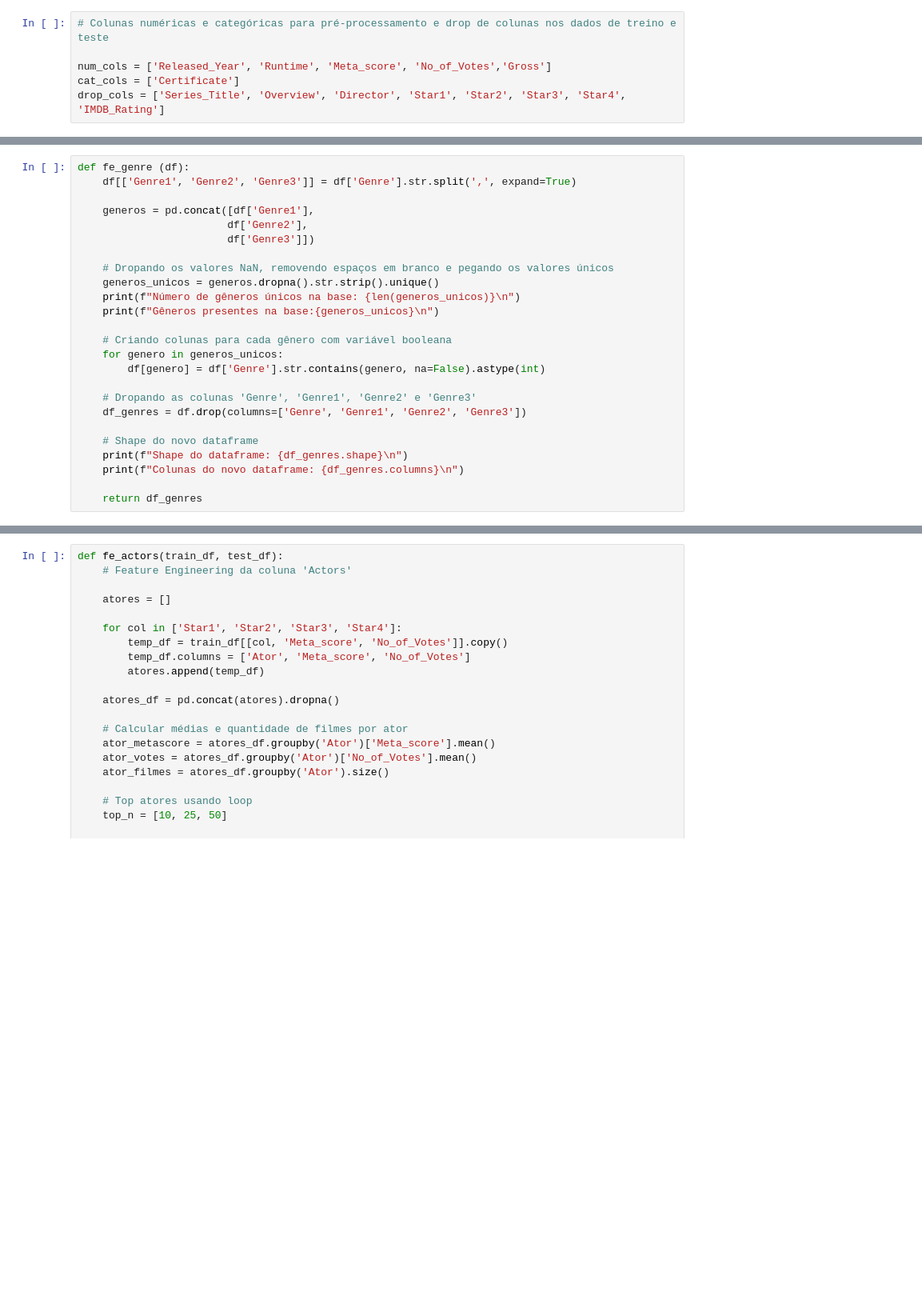
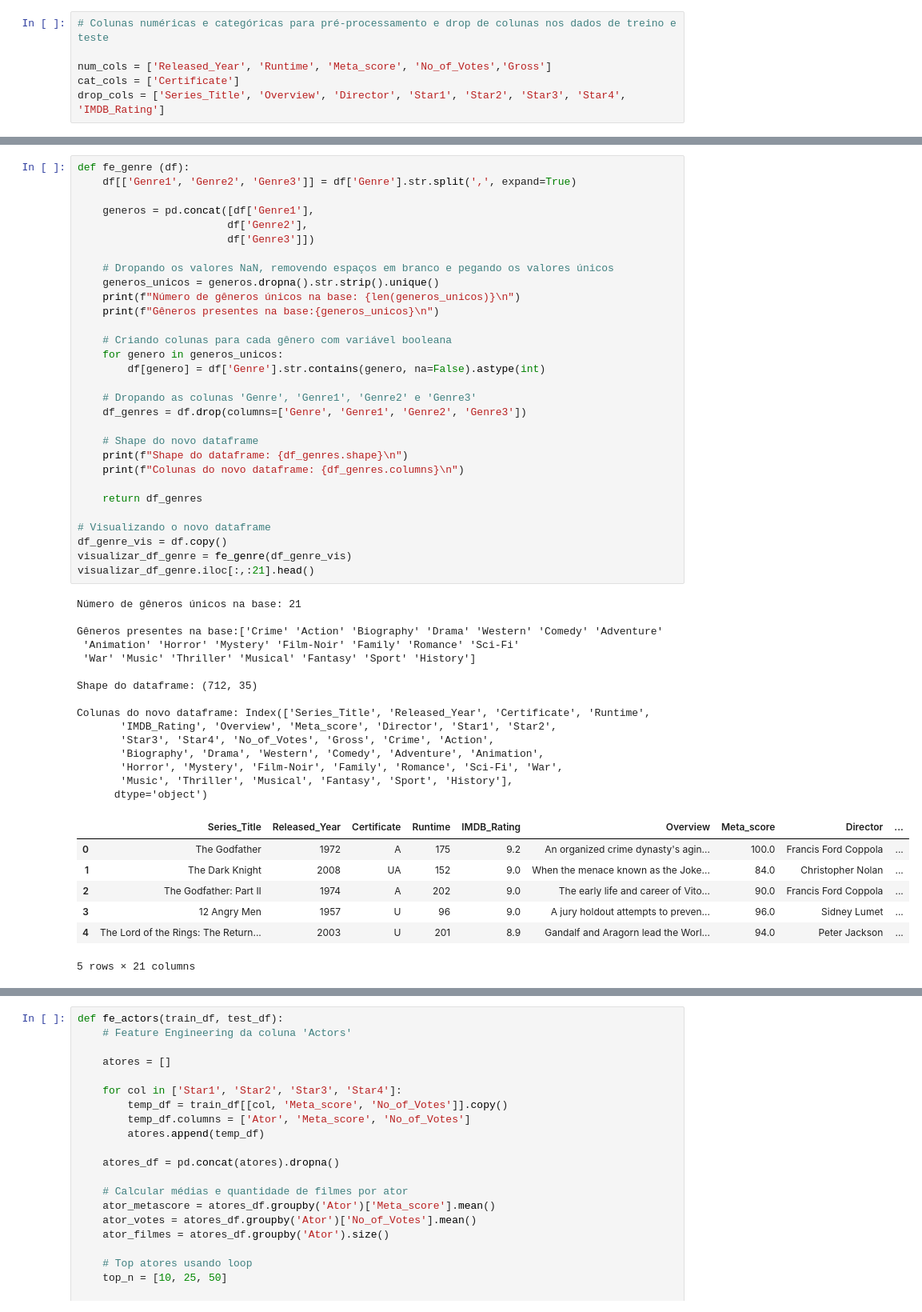
Before and after one commit to barbosajpc/case_indicium_data_scientist, a Jupyter notebook: notebooks/02_modeling.ipynb, the cells around one changed output, grey strips where cells are left out. Shown at 80% size. Cells and saved outputs as stored; diff of their text form; blank space fills up the shorter version.

```diff
--- a/notebooks/02_modeling.ipynb
+++ b/notebooks/02_modeling.ipynb
@@ -29,25 +219,53 @@ drop_cols = ['Series_Title', 'Overview', 'Director', 'Star1', 'Star2', 'Star3',
 # %%
 def fe_genre (df):
     df[['Genre1', 'Genre2', 'Genre3']] = df['Genre'].str.split(',', expand=True)
 
     generos = pd.concat([df['Genre1'],
                         df['Genre2'],
                         df['Genre3']])
 
     # Dropando os valores NaN, removendo espaços em branco e pegando os valores únicos
     generos_unicos = generos.dropna().str.strip().unique()
     print(f"Número de gêneros únicos na base: {len(generos_unicos)}\n")
     print(f"Gêneros presentes na base:{generos_unicos}\n")
 
     # Criando colunas para cada gênero com variável booleana
     for genero in generos_unicos:
         df[genero] = df['Genre'].str.contains(genero, na=False).astype(int)
 
     # Dropando as colunas 'Genre', 'Genre1', 'Genre2' e 'Genre3'
     df_genres = df.drop(columns=['Genre', 'Genre1', 'Genre2', 'Genre3'])
 
     # Shape do novo dataframe
     print(f"Shape do dataframe: {df_genres.shape}\n")
     print(f"Colunas do novo dataframe: {df_genres.columns}\n")
 
     return df_genres
+
+# Visualizando o novo dataframe
+df_genre_vis = df.copy()
+visualizar_df_genre = fe_genre(df_genre_vis)
+visualizar_df_genre.iloc[:,:21].head()
+# %% [output]
+Número de gêneros únicos na base: 21
+
+Gêneros presentes na base:['Crime' 'Action' 'Biography' 'Drama' 'Western' 'Comedy' 'Adventure'
+ 'Animation' 'Horror' 'Mystery' 'Film-Noir' 'Family' 'Romance' 'Sci-Fi'
+ 'War' 'Music' 'Thriller' 'Musical' 'Fantasy' 'Sport' 'History']
+
+Shape do dataframe: (712, 35)
+
+Colunas do novo dataframe: Index(['Series_Title', 'Released_Year', 'Certificate', 'Runtime',
+       'IMDB_Rating', 'Overview', 'Meta_score', 'Director', 'Star1', 'Star2',
+       'Star3', 'Star4', 'No_of_Votes', 'Gross', 'Crime', 'Action',
+       'Biography', 'Drama', 'Western', 'Comedy', 'Adventure', 'Animation',
+       'Horror', 'Mystery', 'Film-Noir', 'Family', 'Romance', 'Sci-Fi', 'War',
+       'Music', 'Thriller', 'Musical', 'Fantasy', 'Sport', 'History'],
+      dtype='object')
+|  | Series_Title | Released_Year | Certificate | Runtime | IMDB_Rating | Overview | Meta_score | Director | ... |
+| 0 | The Godfather | 1972 | A | 175 | 9.2 | An organized crime dynasty's agin... | 100.0 | Francis Ford Coppola | ... |
+| 1 | The Dark Knight | 2008 | UA | 152 | 9.0 | When the menace known as the Joke... | 84.0 | Christopher Nolan | ... |
+| 2 | The Godfather: Part II | 1974 | A | 202 | 9.0 | The early life and career of Vito... | 90.0 | Francis Ford Coppola | ... |
+| 3 | 12 Angry Men | 1957 | U | 96 | 9.0 | A jury holdout attempts to preven... | 96.0 | Sidney Lumet | ... |
+| 4 | The Lord of the Rings: The Return... | 2003 | U | 201 | 8.9 | Gandalf and Aragorn lead the Worl... | 94.0 | Peter Jackson | ... |
+5 rows × 21 columns
```
Also changed, not shown: parts of 28 cells of this notebook, 9 other files.
